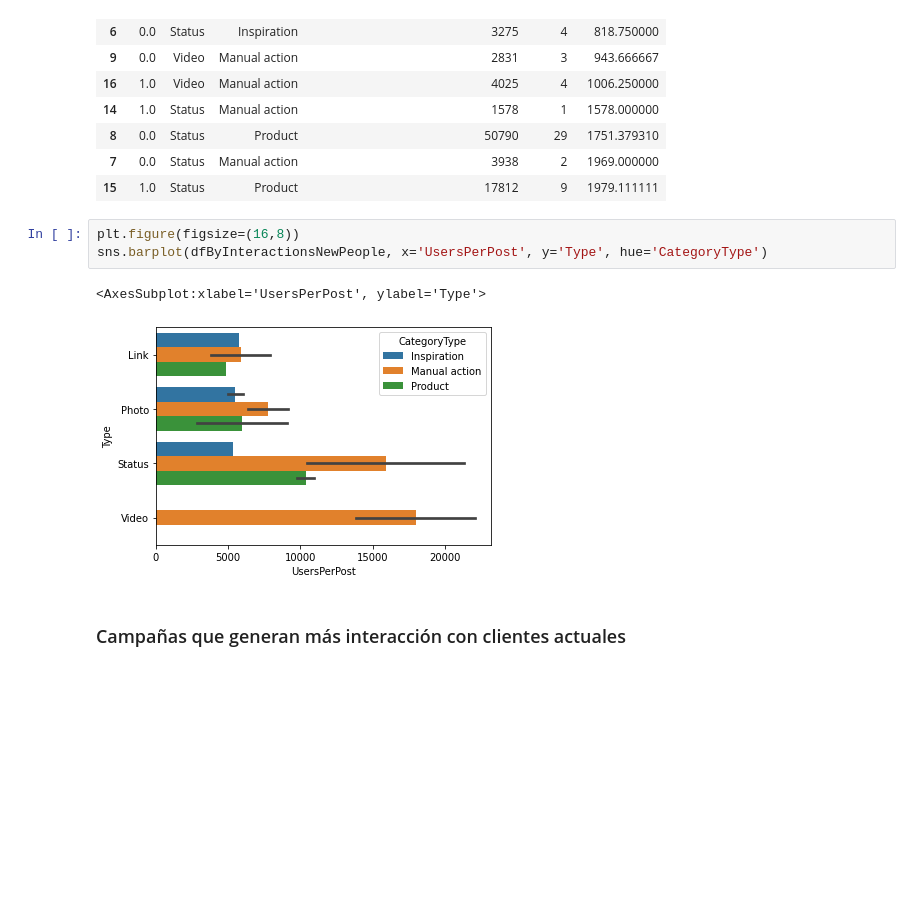
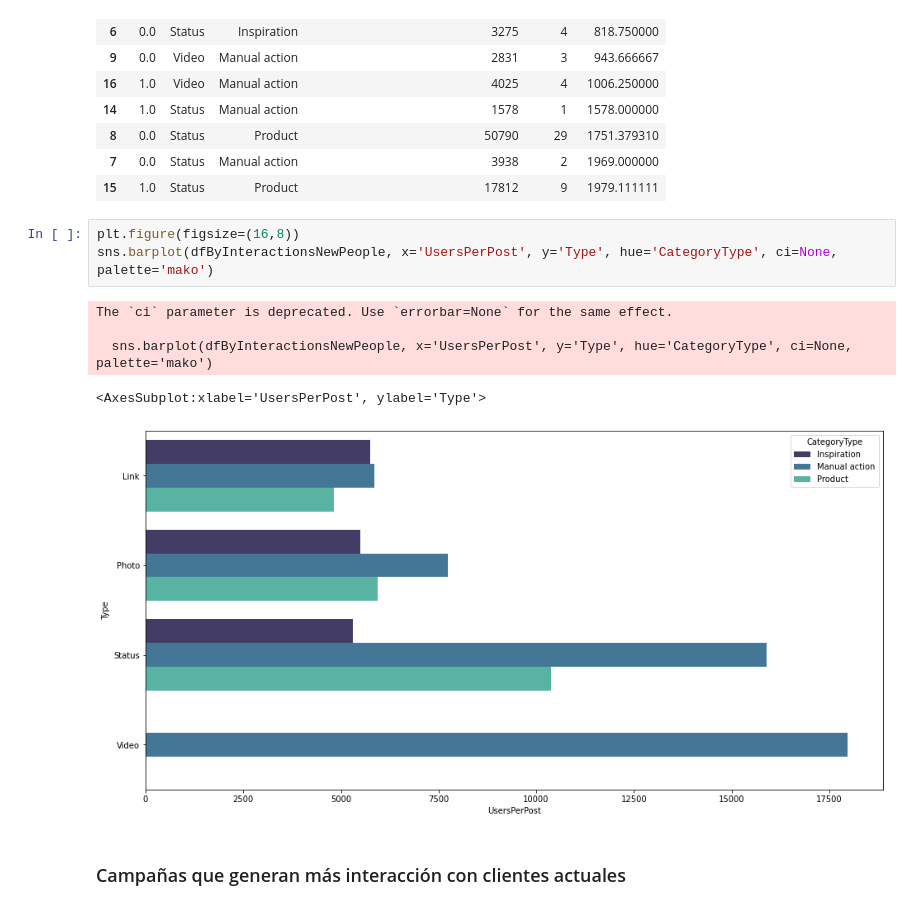
Before and after one commit to luisangeles99/VisualizacionProyectoFinal, a Jupyter notebook: ProyectoFinal.ipynb, the cells around one changed output. Cells and saved outputs as stored; diff of their text form; blank space fills up the shorter version.

```diff
--- a/ProyectoFinal.ipynb
+++ b/ProyectoFinal.ipynb
@@ -315,10 +315,13 @@ dfByInteractionsNewPeople.sort_values('UsersPerPost')
 | 15 | 1.0 | Status | Product | 17812 | 9 | 1979.111111 |
 # %%
 plt.figure(figsize=(16,8))
-sns.barplot(dfByInteractionsNewPeople, x='UsersPerPost', y='Type', hue='CategoryType')
+sns.barplot(dfByInteractionsNewPeople, x='UsersPerPost', y='Type', hue='CategoryType', ci=None, palette='mako')
 # %% [output]
-<AxesSubplot:xlabel='UsersPerPost', ylabel='Type'>
+The `ci` parameter is deprecated. Use `errorbar=None` for the same effect.
+
+  sns.barplot(dfByInteractionsNewPeople, x='UsersPerPost', y='Type', hue='CategoryType', ci=None, palette='mako')
+<AxesSubplot:xlabel='UsersPerPost', ylabel='Type'>
-[figure, old version]
+[figure, new version]
 # %% [markdown]
 ### Campañas que generan más interacción con clientes actuales
 # %%
```
Also changed, not shown: 3 other files.
